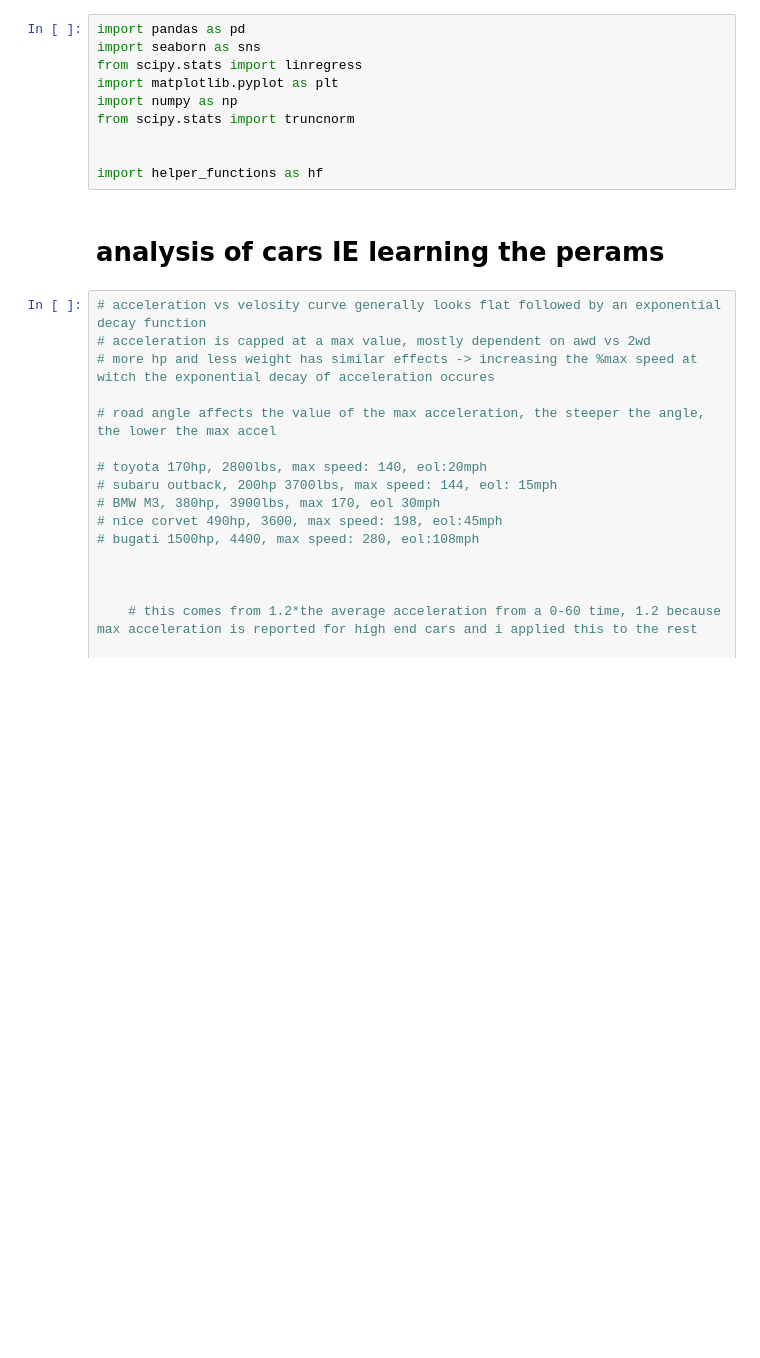
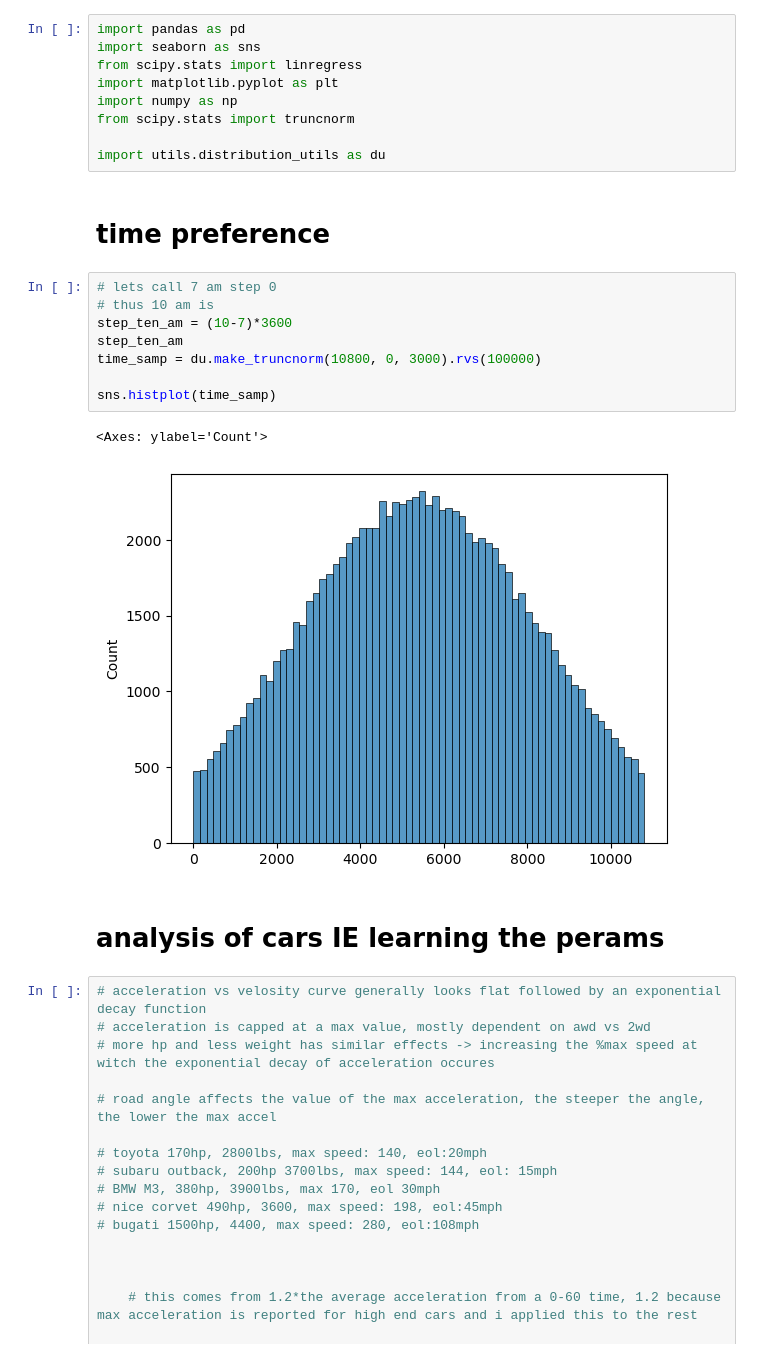
Before and after one commit to zander-holleran/mesa_lcc_model, a Jupyter notebook: car_performance_analysis.ipynb, the cells around one changed output. Saved outputs shown, nothing was run; the diff lists cells and outputs as text; blank space fills up the shorter version.

```diff
--- a/car_performance_analysis.ipynb
+++ b/car_performance_analysis.ipynb
@@ -6,8 +6,20 @@ import matplotlib.pyplot as plt
 import numpy as np
 from scipy.stats import truncnorm
 
-
-import helper_functions as hf
+import utils.distribution_utils as du
+# %% [markdown]
+# time preference
+# %%
+# lets call 7 am step 0
+# thus 10 am is
+step_ten_am = (10-7)*3600
+step_ten_am
+time_samp = du.make_truncnorm(10800, 0, 3000).rvs(100000)
+
+sns.histplot(time_samp)
+# %% [output]
+<Axes: ylabel='Count'>
+[figure, added]
 # %% [markdown]
 # analysis of cars IE learning the perams
 # %%
```
Also changed, not shown: 2 other files.
